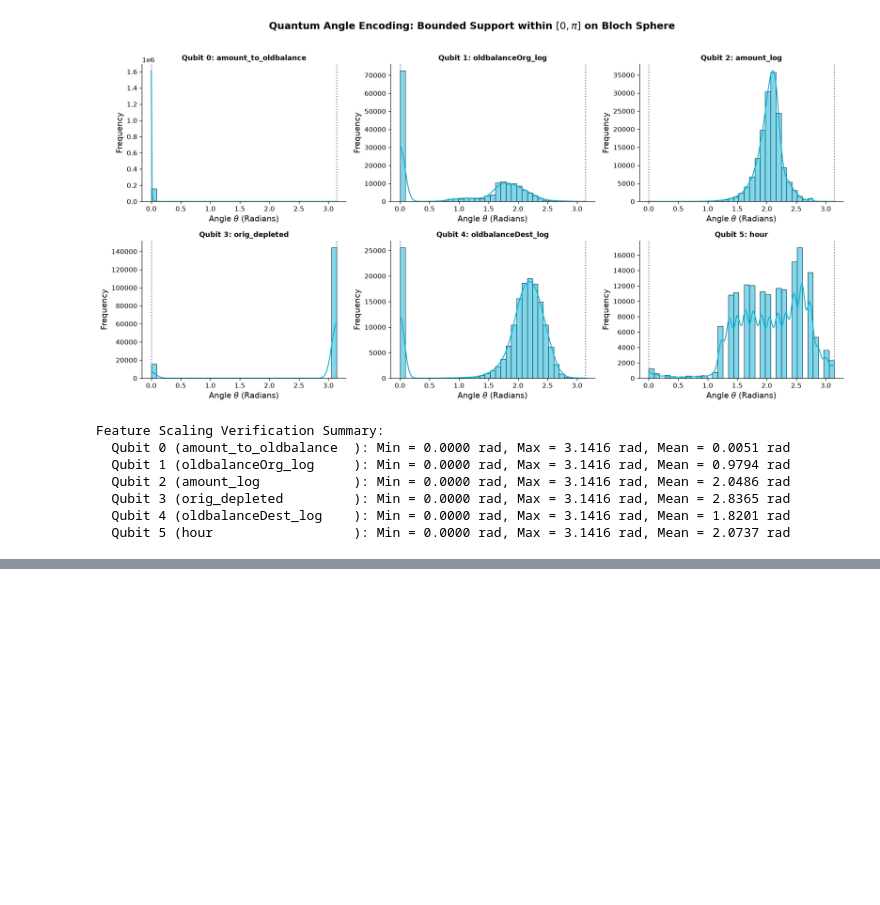
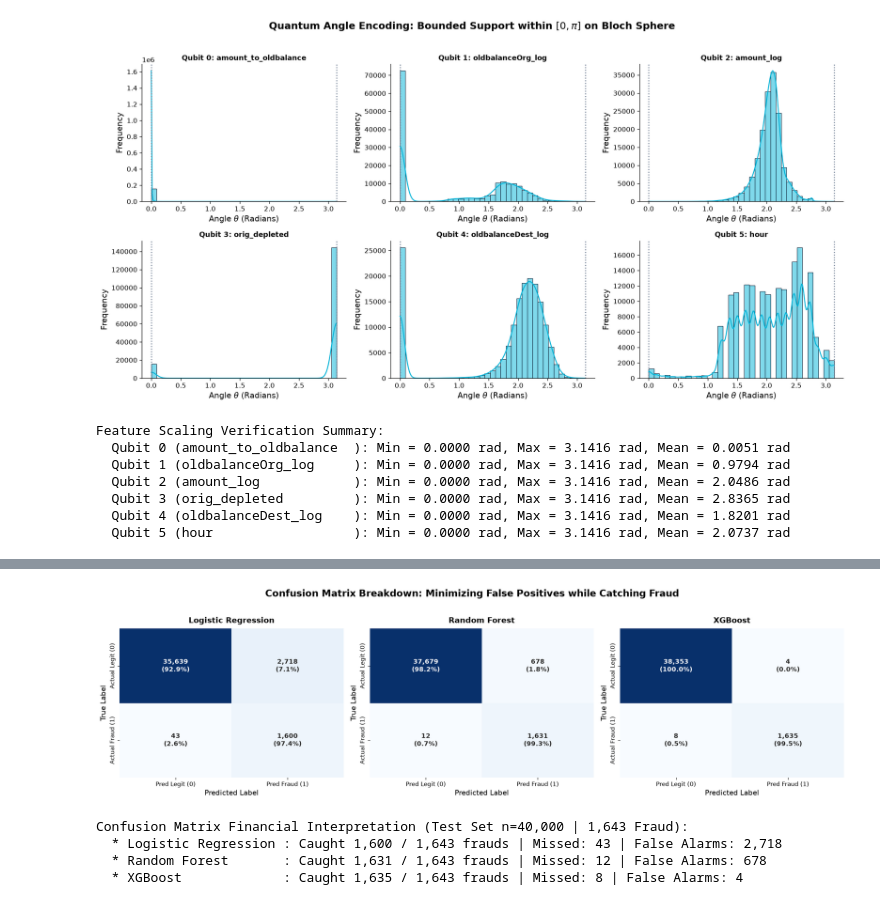
Before and after one commit to Q-solve/QS-FinTech-T3, a Jupyter notebook: model/QSVM_FinTech_Team3.ipynb, the cells around one changed output, grey strips where cells are left out. Drawn from its saved outputs; the diff is of its cells as text; code cells hidden in the pictures; blank space fills up the shorter version.

```diff
--- a/model/QSVM_FinTech_Team3.ipynb
+++ b/model/QSVM_FinTech_Team3.ipynb
@@ -1083,0 +1275,44 @@ The classical data and ML pipeline is complete and verified. Downstream tasks ca
+# %%
+# ==============================================================================
+# 5.3 Visual Benchmarking: Normalized Confusion Matrices
+# ==============================================================================
+fig, axes = plt.subplots(1, 3, figsize=(18, 5), dpi=120)
+
+for ax, (name, preds) in zip(axes, predictions.items()):
+    cm = confusion_matrix(y_test_bench, preds)
+    cm_norm = cm.astype('float') / cm.sum(axis=1)[:, np.newaxis]
+
+    # Custom annotations combining count and percentage
+    annot = np.empty_like(cm).astype(str)
+    for i in range(2):
+        for j in range(2):
+            annot[i, j] = f"{cm[i, j]:,}\n({cm_norm[i, j]*100:.1f}%)"
+
+    sns.heatmap(
+        cm,
+        annot=annot,
+        fmt='',
+        cmap='Blues',
+        cbar=False,
+        ax=ax,
+        xticklabels=['Pred Legit (0)', 'Pred Fraud (1)'],
+        yticklabels=['Actual Legit (0)', 'Actual Fraud (1)'],
+        annot_kws={'fontsize': 11, 'fontweight': 'bold'}
+    )
+    ax.set_title(f"{name}", fontweight='bold', fontsize=13, pad=10)
+    ax.set_xlabel("Predicted Label")
+    ax.set_ylabel("True Label")
+
+plt.suptitle("Confusion Matrix Breakdown: Minimizing False Positives while Catching Fraud",
+             fontsize=16, fontweight='bold', y=1.02)
+plt.show()
+
+print("Confusion Matrix Financial Interpretation (Test Set n=40,000 | 1,643 Fraud):")
+for r in benchmark_records:
+    print(f"  * {r['Model']:20s}: Caught {r['TP']:,} / {r['TP']+r['FN']:,} frauds | Missed: {r['FN']} | False Alarms: {r['FP']:,}")
+# %% [output]
+[figure, added]
+Confusion Matrix Financial Interpretation (Test Set n=40,000 | 1,643 Fraud):
+  * Logistic Regression : Caught 1,600 / 1,643 frauds | Missed: 43 | False Alarms: 2,718
+  * Random Forest       : Caught 1,631 / 1,643 frauds | Missed: 12 | False Alarms: 678
+  * XGBoost             : Caught 1,635 / 1,643 frauds | Missed: 8 | False Alarms: 4
```
Also changed, not shown: parts of 10 cells of this notebook.
